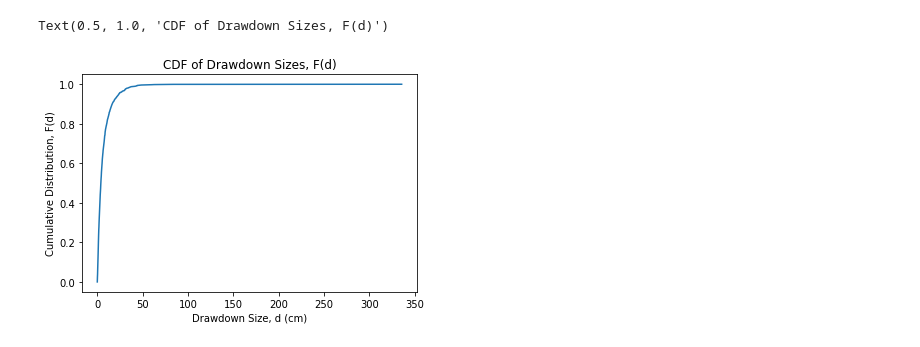
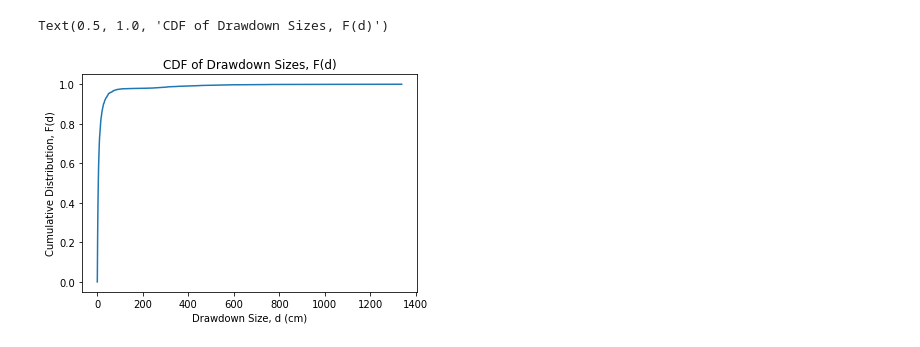
Before and after one commit to ecohydro/drawdowns, a Jupyter notebook: Drawdowns.ipynb, the cells around one changed output. Cells and saved outputs as stored; diff of their text form; code cells hidden in the pictures.

```diff
--- a/Drawdowns.ipynb
+++ b/Drawdowns.ipynb
@@ -9,4 +8,6 @@ file = 'calhounS.csv'
 from drawdowns import find_drawdowns
 data = np.array(pd.read_csv(file)).T.squeeze()
 drawdowns = find_drawdowns(data)
+df = pd.DataFrame(drawdowns)
+df = df[df['magnitude']>0]
 # %% [output]
@@ -34,12 +85,12 @@ def cum_dist(data):
     y = np.arange(len(data))/float(len(data))
     return x, y
 # %%
-x, y = cum_dist(drawdowns)
+x, y = cum_dist(df['magnitude'])
 plot.plot(x,y)
 plot.xlabel('Drawdown Size, d (cm)')
 plot.ylabel('Cumulative Distribution, F(d)')
 plot.title('CDF of Drawdown Sizes, F(d)')
 # %% [output]
 Text(0.5, 1.0, 'CDF of Drawdown Sizes, F(d)')
-[figure, old version]
+[figure, new version]
 # %%
```
Also changed, not shown: parts of 6 cells of this notebook, 1 other file.
